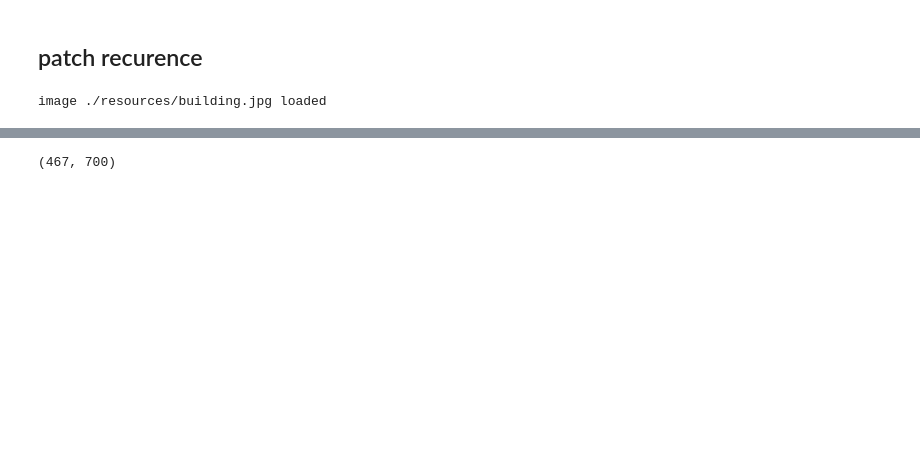
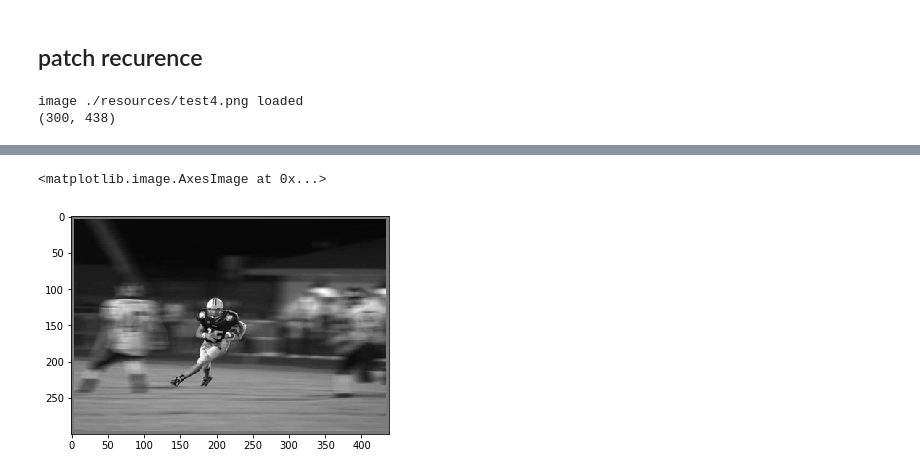
Before and after one commit to alti-tude/blind_deblurring, a Jupyter notebook: deconv.ipynb, the cells around one changed output, grey strips where cells are left out. Drawn from its saved outputs; the diff is of its cells as text; code cells hidden in the pictures; blank space fills up the shorter version.

```diff
--- a/deconv.ipynb
+++ b/deconv.ipynb
@@ -24,8 +23,11 @@ image ./resources/building.jpg loaded
 # %% [markdown]
 ## patch recurence
 # %%
-img = utils.loadImage('./resources/building.jpg', 'gray')
-x, K = utils.nonUniformBlur(img)
-print(img.shape)
+img = utils.loadImage('./resources/test4.png', 'gray')
+# x, K = utils.nonUniformBlur(img)
+x = img
+print(x.shape)
+plt.imshow(x, cmap='gray')
 # %% [output]
-image ./resources/building.jpg loaded
+image ./resources/test4.png loaded
+(300, 438)
@@ -33,4 +34,5 @@ image ./resources/building.jpg loaded
-(467, 700)
+<matplotlib.image.AxesImage at 0x...>
+[figure, added]
 # %%
 def downscale(x, alpha, show=False):
     '''
```
Also changed, not shown: parts of 7 cells of this notebook, 1 other file.
